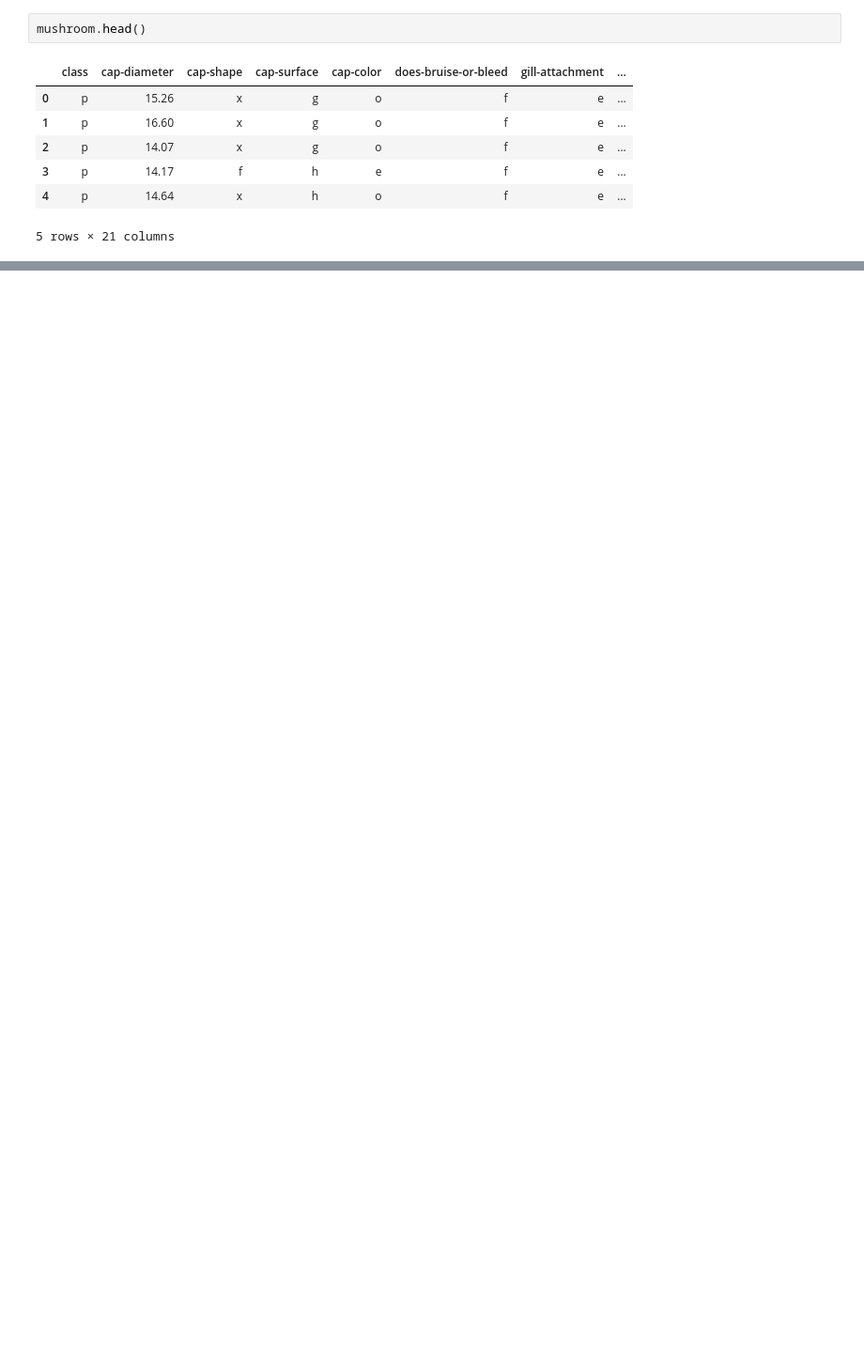
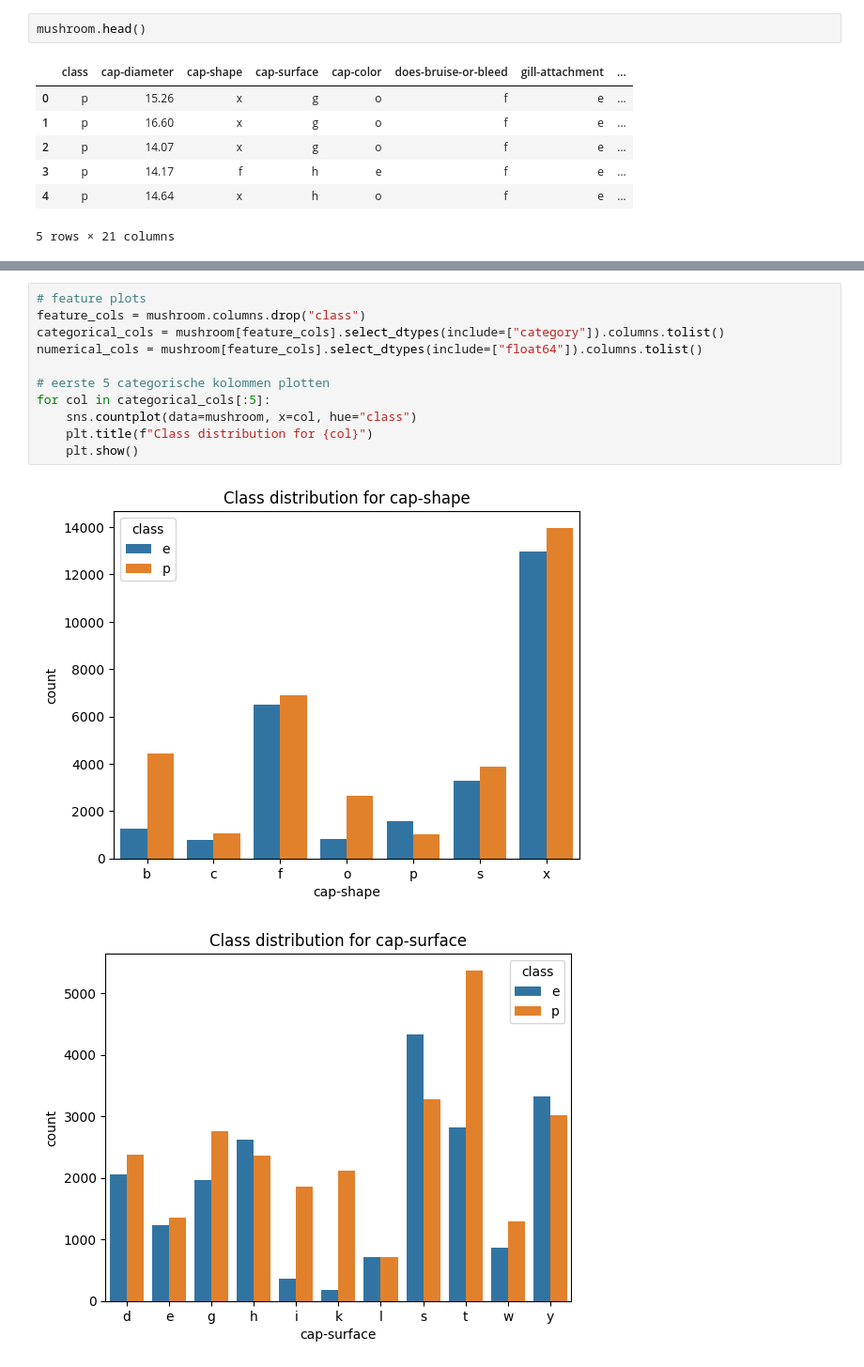
Before and after one commit to huaxel/mushroom-ai, a Jupyter notebook: Assignment.ipynb, the cells around one changed output, grey strips where cells are left out. Shown: that part at 94% size. Cells and saved outputs as stored; diff of their text form; blank space fills up the shorter version.

```diff
--- a/Assignment.ipynb
+++ b/Assignment.ipynb
@@ -74,0 +203,14 @@ mushroom.head()
+# %%
+# feature plots
+feature_cols = mushroom.columns.drop("class")
+categorical_cols = mushroom[feature_cols].select_dtypes(include=["category"]).columns.tolist()
+numerical_cols = mushroom[feature_cols].select_dtypes(include=["float64"]).columns.tolist()
+
+# eerste 5 categorische kolommen plotten
+for col in categorical_cols[:5]:
+    sns.countplot(data=mushroom, x=col, hue="class")
+    plt.title(f"Class distribution for {col}")
+    plt.show()
+# %% [output]
+[figure, added]
+[figure, added]
```
Also changed, not shown: parts of 81 cells of this notebook.
